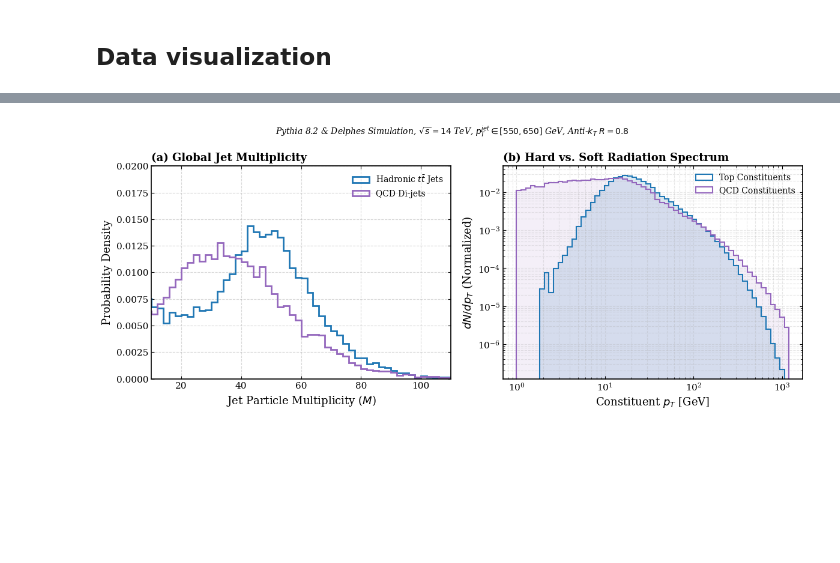
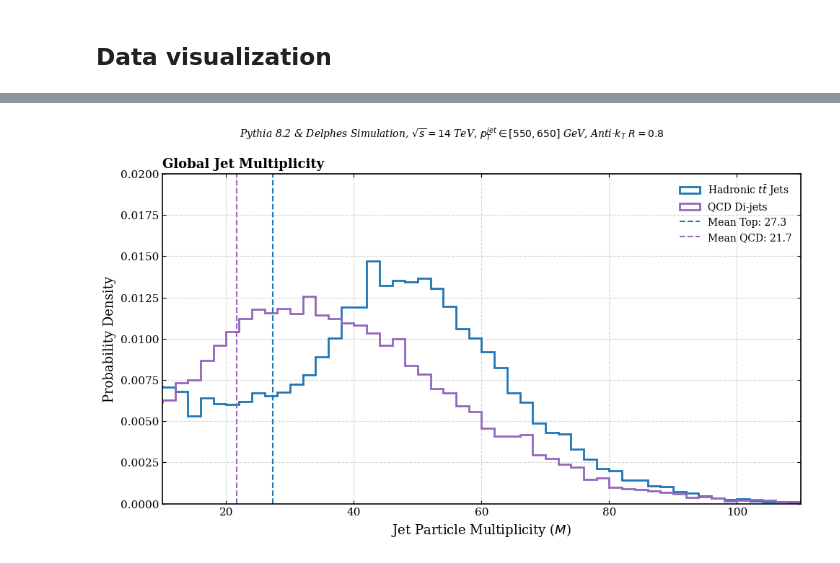
Before and after one commit to ReyGuadarrama/Quantum-Sinusoidal-Kolmogorov-Arnold-Networks-for-High-Energy-Physics, a Jupyter notebook: notebooks/EDA_top.ipynb, the cells around one changed output, grey strips where cells are left out. Cells and saved outputs as stored; diff of their text form; code cells hidden in the pictures; blank space fills up the shorter version.

Commit message:
🎨 Style:
Clean and delete plots to avoid duplicates.

```diff
--- a/notebooks/EDA_top.ipynb
+++ b/notebooks/EDA_top.ipynb
@@ -124,12 +124,12 @@ try:
     with h5py.File('../data/val.h5', 'r') as f:
         table = f['table']['table']
         # We take just 100 000 file to this first part
-        x_qt_data = table['values_block_0'][:]
-        y_qt_data = table['values_block_1'][:]
+        x_top_data = table['values_block_0'][:]
+        y_top_data = table['values_block_1'][:]
 
         df_comprobation = pl.DataFrame({
-            "px_particle_1": x_qt_data[:, 0],
-            "px_truth_top": x_qt_data[:, 800]
+            "px_particle_1": x_top_data[:, 0],
+            "px_truth_top": x_top_data[:, 800]
         })
 
         print(df_comprobation.describe())
@@ -200,13 +268,4 @@ background_data = df_viz.filter(pl.col("class") == 0)
 # %%
-plt.rcParams.update({
-    "font.size": 14,
-    "axes.labelsize": 14,
-    "axes.titlesize": 16,
-    "xtick.labelsize": 12,
-    "ytick.labelsize": 12,
-    "font.family": "serif"
-})
-
 # sig vs bkg
 fig, axes = plt.subplots(1, 2, figsize=(15, 6.5), sharex=True, sharey=True)
 img_range = [[-0.5, 0.5], [-0.5, 0.5]]
@@ -383,50 +314,39 @@ df_reals = pl.DataFrame({
 # %%
 # ==============================================================================
 # PANEL 1: GLOBAL EVENT PROPERTIES (2 Subplots)
 # ==============================================================================
-fig1, ax1 = plt.subplots(1, 2, figsize=(12, 5))
+fig, ax = plt.subplots(1, figsize=(10, 6))
 
 # --- Subplot A: Real Multiplicity Histogram ---
 # Count how many constituents with E > 0 each original individual jet has
-matriz_energias_completa = X_matriz[:, 3::4]
-multiplicidad_por_evento = np.count_nonzero(matriz_energias_completa > 0, axis=1)
+energy_matrix = x_sample[:, 3::4]
+multiplicity_event = np.count_nonzero(energy_matrix > 0, axis=1)
 
-mult_top = multiplicidad_por_evento[y_target == 1]
-mult_qcd = multiplicidad_por_evento[y_target == 0]
+mult_top = multiplicity_event[y_sample == 1]
+mult_qcd = multiplicity_event[y_sample == 0]
 
 bins_mult = np.arange(0, 120, 2)
-ax1[0].hist(mult_top, bins=bins_mult, histtype="step", lw=2, color=TOP_COLOR, label=r"Hadronic $t\bar{t}$ Jets", density=True)
-ax1[0].hist(mult_qcd, bins=bins_mult, histtype="step", lw=2, color=QCD_COLOR, label="QCD Di-jets", density=True)
+ax.hist(mult_top, bins=bins_mult, histtype="step", lw=2, color=TOP_COLOR, label=r"Hadronic $t\bar{t}$ Jets", density=True)
+ax.hist(mult_qcd, bins=bins_mult, histtype="step", lw=2, color=QCD_COLOR, label="QCD Di-jets", density=True)
 
-ax1[0].set_xlabel(r"Jet Particle Multiplicity ($M$)")
-ax1[0].set_ylabel("Probability Density")
-ax1[0].set_xlim(10, 110)
-ax1[0].set_ylim(0, 0.02)
-ax1[0].grid(True, linestyle="--", alpha=0.5)
-ax1[0].legend(frameon=False)
-ax1[0].set_title("(a) Global Jet Multiplicity", loc="left", fontweight="bold")
+ax.set_xlabel(r"Jet Particle Multiplicity ($M$)")
+ax.set_ylabel("Probability Density")
+ax.set_xlim(10, 110)
+ax.set_ylim(0, 0.02)
+ax.grid(True, linestyle="--", alpha=0.5)
+ax.legend(frameon=False)
+ax.set_title("Global Jet Multiplicity", loc="left", fontweight="bold")
 
-# --- Subplot B: Transverse Momentum Spectrum (Log-Scale) ---
-pt_top = df_reals.filter(pl.col("target") == 1)["pt"].to_numpy()
-pt_qcd = df_reals.filter(pl.col("target") == 0)["pt"].to_numpy()
+# vertical lines with the mean of each distribution
+mean_mult_top = np.mean(mult_top)
+mean_mult_qcd = np.mean(mult_qcd)
+ax.axvline(mean_mult_top, color=TOP_COLOR, linestyle='--', label=f"Mean Top: {mean_mult_top:.1f}")
+ax.axvline(mean_mult_qcd, color=QCD_COLOR, linestyle='--', label=f"Mean QCD: {mean_mult_qcd:.1f}")
+ax.legend(frameon=False)
 
-bins_pt = np.logspace(np.log10(1.0), np.log10(1200), 60)
-ax1[1].hist(pt_top, bins=bins_pt, histtype="stepfilled", alpha=0.15, color=TOP_COLOR, density=True)
-ax1[1].hist(pt_top, bins=bins_pt, histtype="step", lw=1.5, color=TOP_COLOR, label="Top Constituents", density=True)
-ax1[1].hist(pt_qcd, bins=bins_pt, histtype="stepfilled", alpha=0.1, color=QCD_COLOR, density=True)
-ax1[1].hist(pt_qcd, bins=bins_pt, histtype="step", lw=1.5, color=QCD_COLOR, label="QCD Constituents", density=True)
-
-ax1[1].set_xscale("log")
-ax1[1].set_yscale("log")
-ax1[1].set_xlabel(r"Constituent $p_T$ [GeV]")
-ax1[1].set_ylabel(r"$dN / dp_T$ (Normalized)")
-ax1[1].grid(True, which="both", linestyle="--", alpha=0.3)
-ax1[1].legend(frameon=False)
-ax1[1].set_title("(b) Hard vs. Soft Radiation Spectrum", loc="left", fontweight="bold")
-
-fig1.suptitle(r"Pythia 8.2 & Delphes Simulation, $\sqrt{s} = 14$ TeV, $p_T^{jet} \in [550, 650]$ GeV, Anti-$k_T$ $R=0.8$", fontsize=10, y=0.98, style="italic")
+fig.suptitle(r"Pythia 8.2 & Delphes Simulation, $\sqrt{s} = 14$ TeV, $p_T^{jet} \in [550, 650]$ GeV, Anti-$k_T$ $R=0.8$", fontsize=10, y=0.98, style="italic")
 plt.tight_layout()
-# fig1.savefig("panel1_top_global_properties.pdf", dpi=300)
+# fig.savefig("panel1_top_global_properties.pdf", dpi=300)
 plt.show()
 # %% [output]
-[figure, old version]
+[figure, new version]
```
Also changed, not shown: parts of 21 cells of this notebook, 1 other file.
